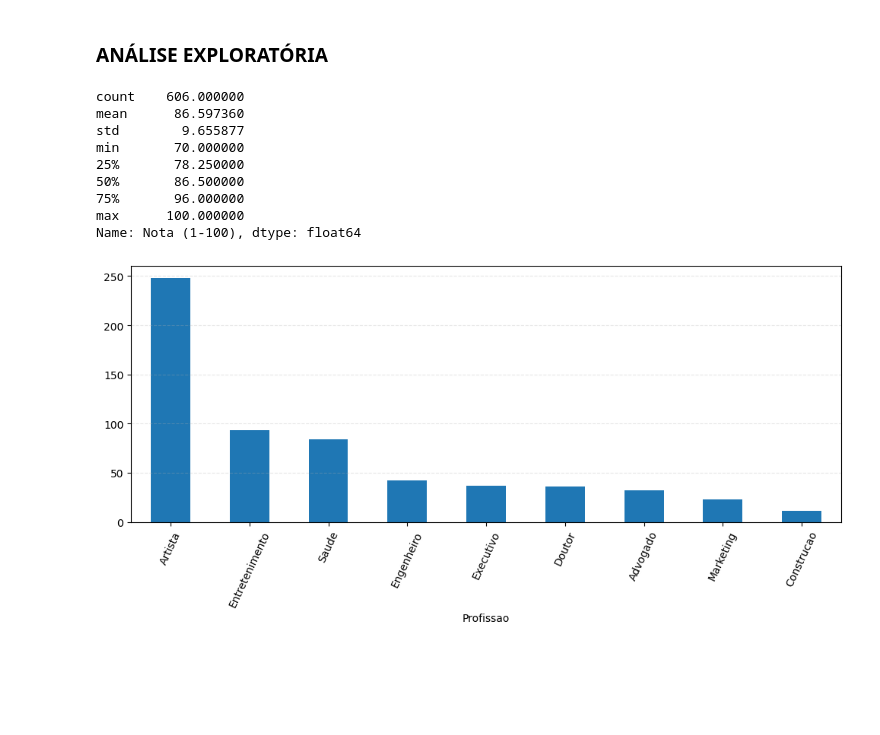
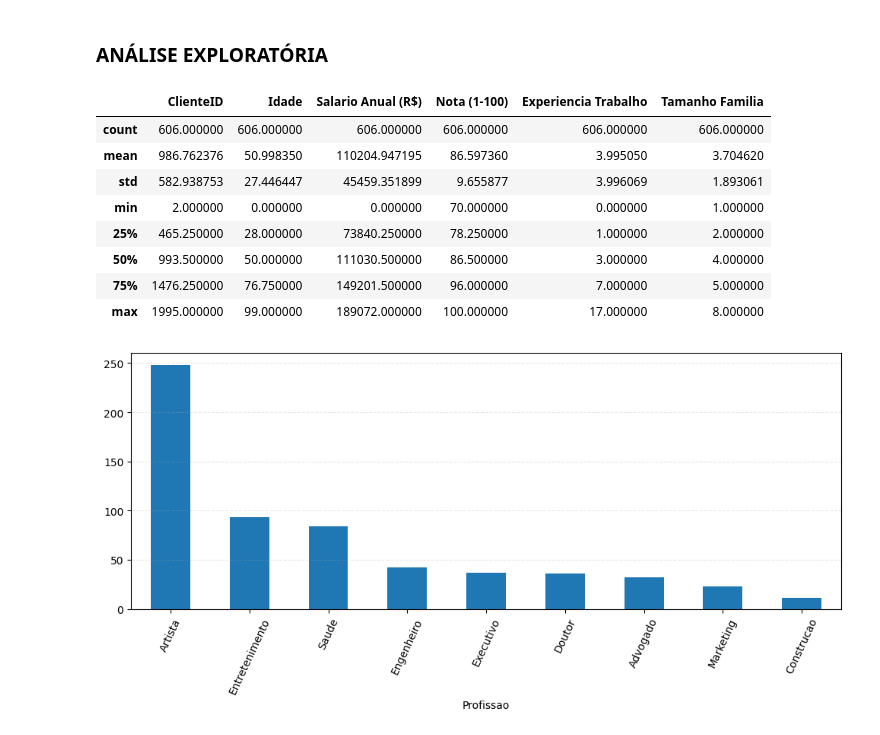
Before and after one commit to FelipeGhensevPeres/Ideal-Customer-Analysis, a Jupyter notebook: notebooks/main.ipynb, the cells around one changed output. Saved outputs shown, nothing was run; the diff lists cells and outputs as text; code cells hidden in the pictures; blank space fills up the shorter version.

```diff
--- a/notebooks/main.ipynb
+++ b/notebooks/main.ipynb
@@ -123,21 +123,24 @@ df_clientes = df_clientes.dropna(subset=['Salario Anual (R$)'])
 # %%
 # AGORA FAREI UM FILTRO APENAS PARA CLIENTES IDEAIS, SENDO CLIENTES ESPECIALMENTE COM NOTAS DE 70+
 
-clientes_ideais = df_clientes[df_clientes['Nota (1-100)'] >= 70]
+clientes_ideais = funcoes.filtrar_clientes_ideais(df=df_clientes,
+                                                  nota_minima=70)
 # %%
 # VERIFICAR SE DEU CERTO, VENDO O VALOR MÍNIMO DA NOTA
 
-clientes_ideais['Nota (1-100)'].describe()
+# clientes_ideais['Nota (1-100)'].describe()
+
+clientes_ideais.describe()
 # %% [output]
-count    606.000000
-mean      86.597360
-std        9.655877
-min       70.000000
-25%       78.250000
-50%       86.500000
-75%       96.000000
-max      100.000000
-Name: Nota (1-100), dtype: float64
+|  | ClienteID | Idade | Salario Anual (R$) | Nota (1-100) | Experiencia Trabalho | Tamanho Familia |
+| count | 606.000000 | 606.000000 | 606.000000 | 606.000000 | 606.000000 | 606.000000 |
+| mean | 986.762376 | 50.998350 | 110204.947195 | 86.597360 | 3.995050 | 3.704620 |
+| std | 582.938753 | 27.446447 | 45459.351899 | 9.655877 | 3.996069 | 1.893061 |
+| min | 2.000000 | 0.000000 | 0.000000 | 70.000000 | 0.000000 | 1.000000 |
+| 25% | 465.250000 | 28.000000 | 73840.250000 | 78.250000 | 1.000000 | 2.000000 |
+| 50% | 993.500000 | 50.000000 | 111030.500000 | 86.500000 | 3.000000 | 4.000000 |
+| 75% | 1476.250000 | 76.750000 | 149201.500000 | 96.000000 | 7.000000 | 5.000000 |
+| max | 1995.000000 | 99.000000 | 189072.000000 | 100.000000 | 17.000000 | 8.000000 |
 # %%
 # GRÁFICO COM AS PROFISSÕES DOS CLIENTES IDEAIS
 
```
Also changed, not shown: parts of 3 cells of this notebook, 1 other file.
